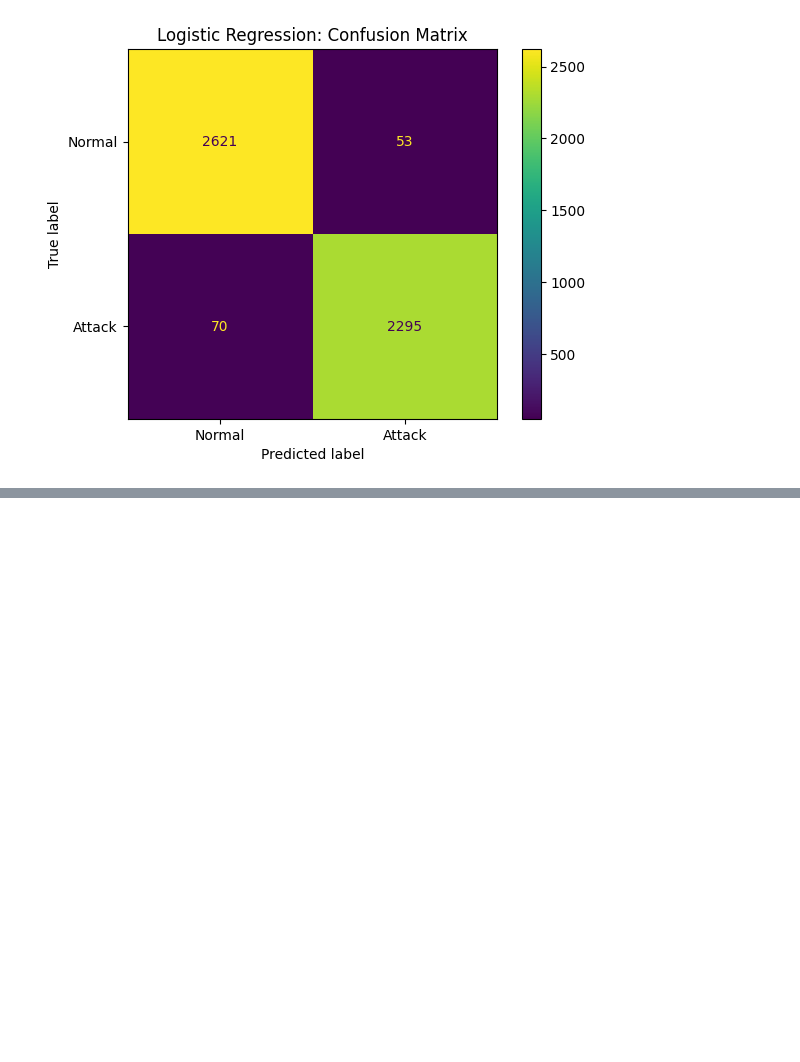
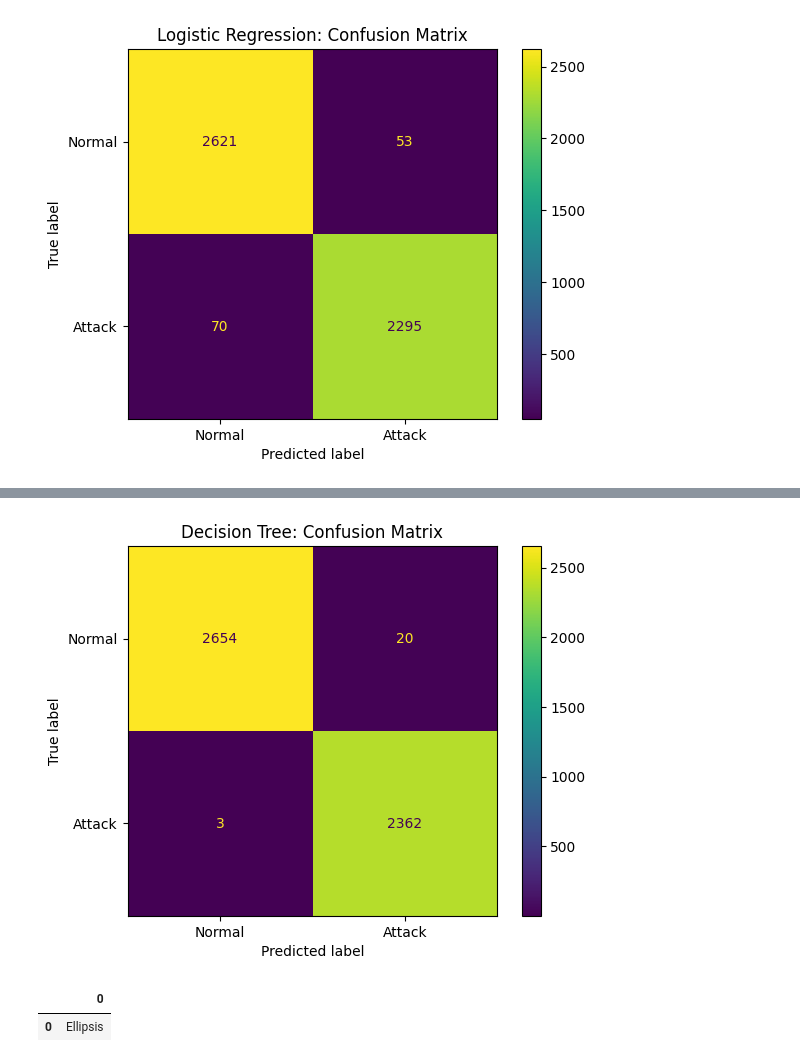
Before and after one commit to samweberds/network-intrusion-detection-nsl-kdd, a Jupyter notebook: 01_data_exploration.ipynb, the cells around one changed output, grey strips where cells are left out. Saved outputs shown, nothing was run; the diff lists cells and outputs as text; code cells hidden in the pictures; blank space fills up the shorter version.

```diff
--- a/01_data_exploration.ipynb
+++ b/01_data_exploration.ipynb
@@ -153,0 +161,8 @@ plt.show()
+# %%
+from sklearn.tree import DecisionTreeClassifier
+
+tree_model = DecisionTreeClassifier(max_depth=10, random_state=42)
+_ = tree_model.fit(X_train_scaled, y_train)
+# %%
+y_pred_tree = tree_model.predict(X_test_scaled)
+print("Tree accuracy:", accuracy_score(y_test, y_pred_tree))
@@ -153,0 +182,12 @@ plt.show()
+# %%
+ConfusionMatrixDisplay.from_predictions(y_test, y_pred_tree, display_labels=["Normal", "Attack"])
+plt.title("Decision Tree: Confusion Matrix")
+plt.show()
+# %% [output]
+[figure, added]
+# %%
+results = pd.DataFrame({...})
+results.round(4)
+# %% [output]
+|  | 0 |
+| 0 | Ellipsis |
```
Also changed, not shown: parts of 5 cells of this notebook.
